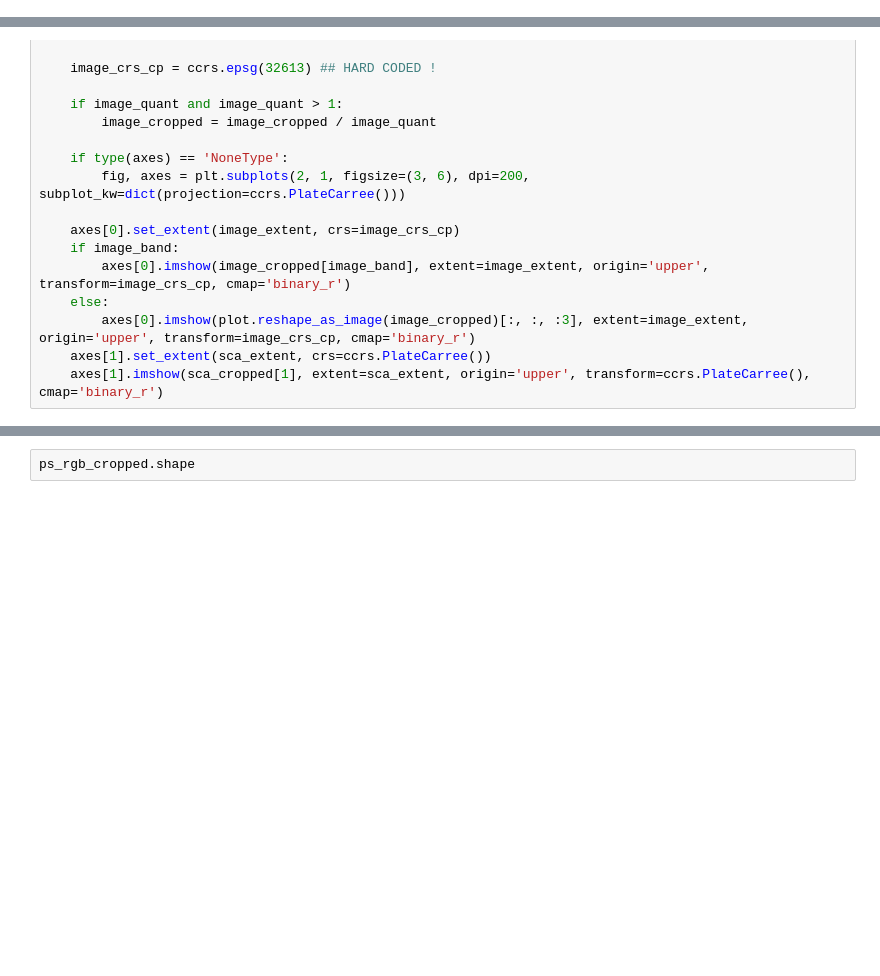
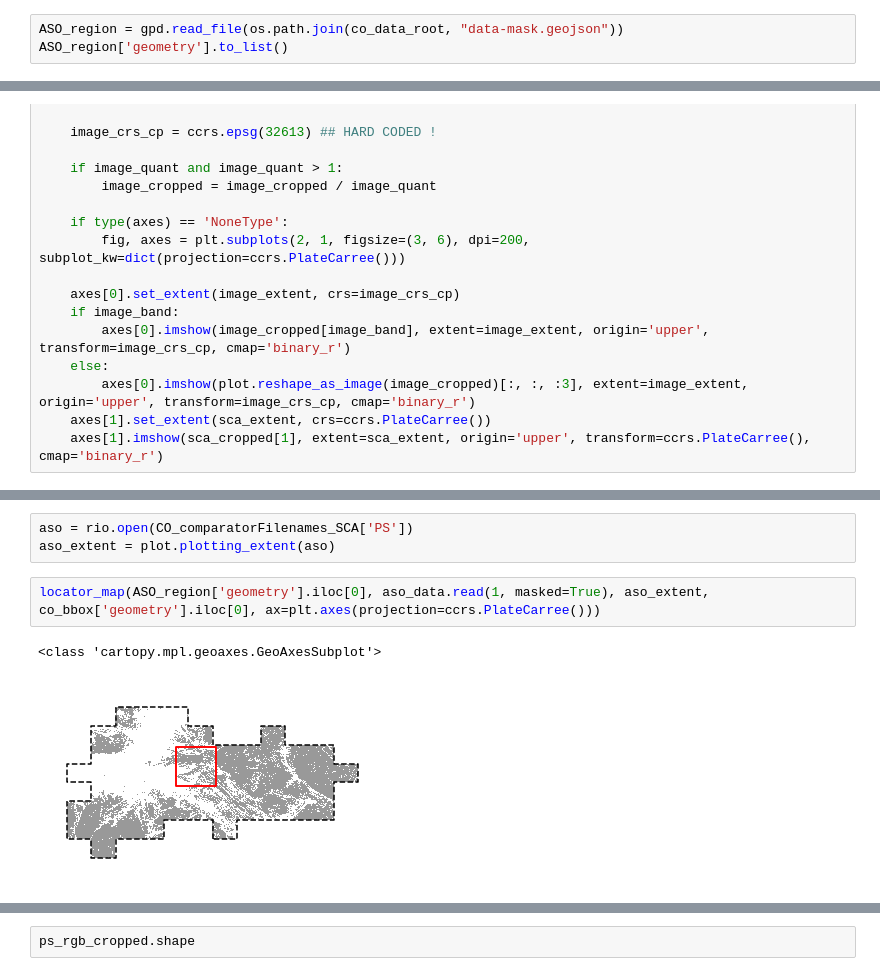
Before and after one commit to acannistra/planet-snowcover, a Jupyter notebook: experiments/ASO_Tuolumne/figures/multisensor/multisensor.ipynb, the cells around one changed output, grey strips where cells are left out. Drawn from its saved outputs; the diff is of its cells as text; blank space fills up the shorter version.

```diff
--- a/experiments/ASO_Tuolumne/figures/multisensor/multisensor.ipynb
+++ b/experiments/ASO_Tuolumne/figures/multisensor/multisensor.ipynb
@@ -51,3 +51,6 @@ maxy     39.069641
 Name: 0, dtype: float64
 # %% [markdown]
 ## File Loading
+# %%
+ASO_region = gpd.read_file(os.path.join(co_data_root, "data-mask.geojson"))
+ASO_region['geometry'].to_list()
@@ -259,0 +161,8 @@ Projection Required
+# %%
+aso = rio.open(CO_comparatorFilenames_SCA['PS'])
+aso_extent = plot.plotting_extent(aso)
+# %%
+locator_map(ASO_region['geometry'].iloc[0], aso_data.read(1, masked=True), aso_extent, co_bbox['geometry'].iloc[0], ax=plt.axes(projection=ccrs.PlateCarree()))
+# %% [output]
+<class 'cartopy.mpl.geoaxes.GeoAxesSubplot'>
+[figure, added]
```
Also changed, not shown: parts of 26 cells of this notebook, 3 other files.
